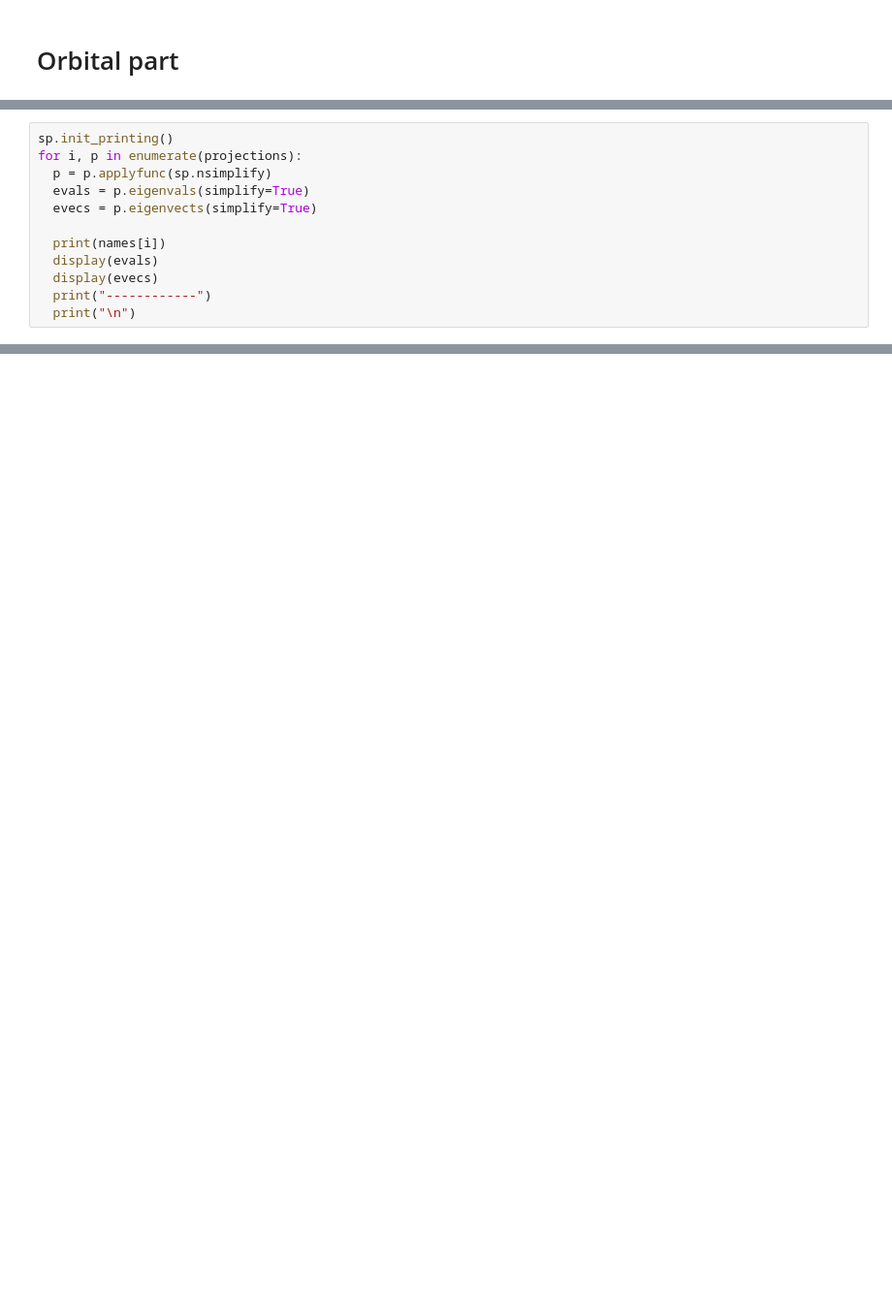
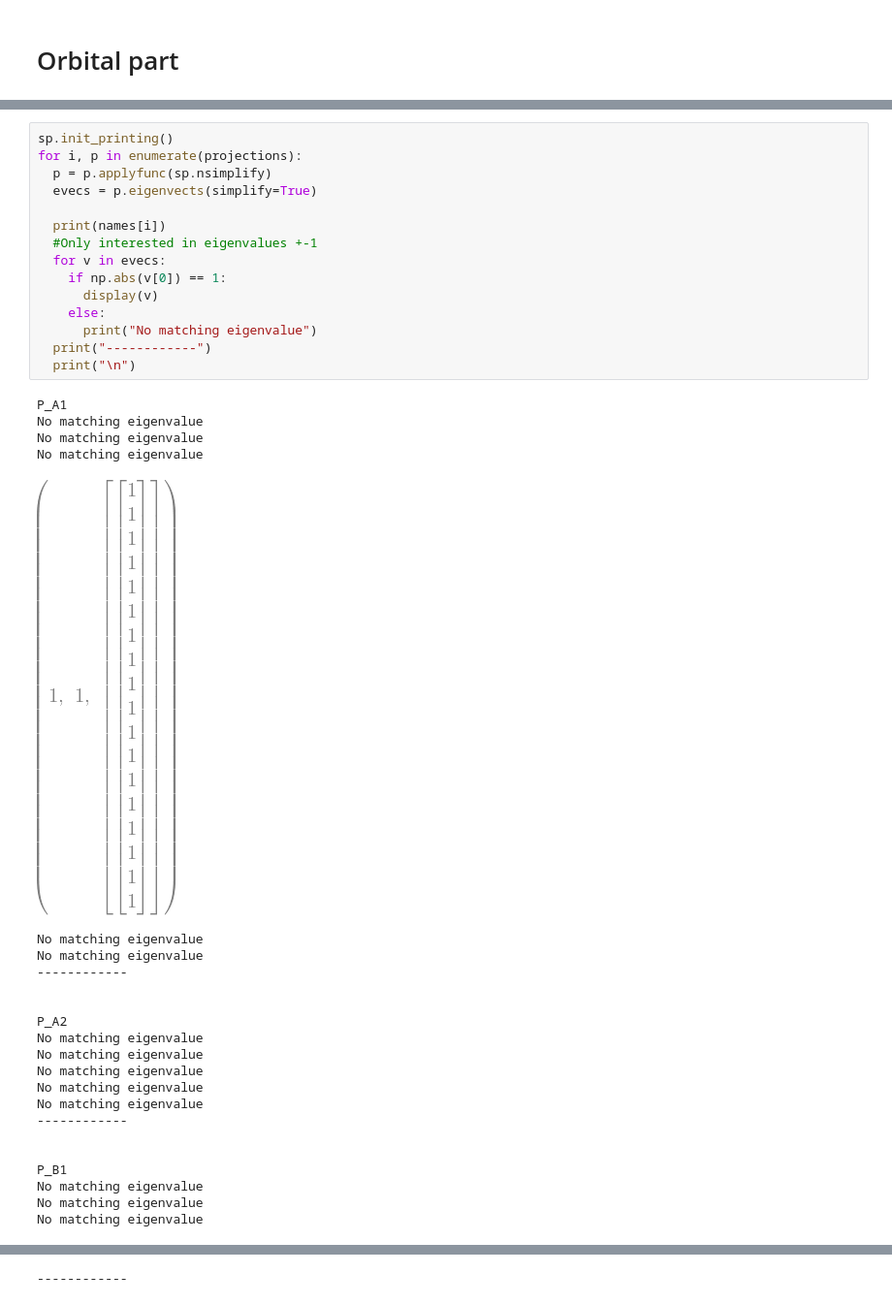
Before and after one commit to j-czarnecki/LAO-STO, a Jupyter notebook: Symbolic/irreps_c6.ipynb, the cells around one changed output, grey strips where cells are left out. Shown: that part at 97% size. Drawn from its saved outputs; the diff is of its cells as text; blank space fills up the shorter version.

```diff
--- a/Symbolic/irreps_c6.ipynb
+++ b/Symbolic/irreps_c6.ipynb
@@ -110,12 +80,39 @@ names = ["P_A1", "P_A2", "P_B1", "P_B2", "P_E1", "P_E2"]
 # %%
 sp.init_printing()
 for i, p in enumerate(projections):
   p = p.applyfunc(sp.nsimplify)
-  evals = p.eigenvals(simplify=True)
   evecs = p.eigenvects(simplify=True)
 
   print(names[i])
-  display(evals)
-  display(evecs)
+  #Only interested in eigenvalues +-1
+  for v in evecs:
+    if np.abs(v[0]) == 1:
+      display(v)
+    else:
+      print("No matching eigenvalue")
   print("------------")
   print("\n")
+# %% [output]
+P_A1
+No matching eigenvalue
+No matching eigenvalue
+No matching eigenvalue
+[figure, added]
+No matching eigenvalue
+No matching eigenvalue
+------------
+
+
+P_A2
+No matching eigenvalue
+No matching eigenvalue
+No matching eigenvalue
+No matching eigenvalue
+No matching eigenvalue
+------------
+
+
+P_B1
+No matching eigenvalue
+No matching eigenvalue
+No matching eigenvalue
@@ -121,0 +143 @@ for i, p in enumerate(projections):
+------------
```
Also changed, not shown: parts of 10 cells of this notebook.
